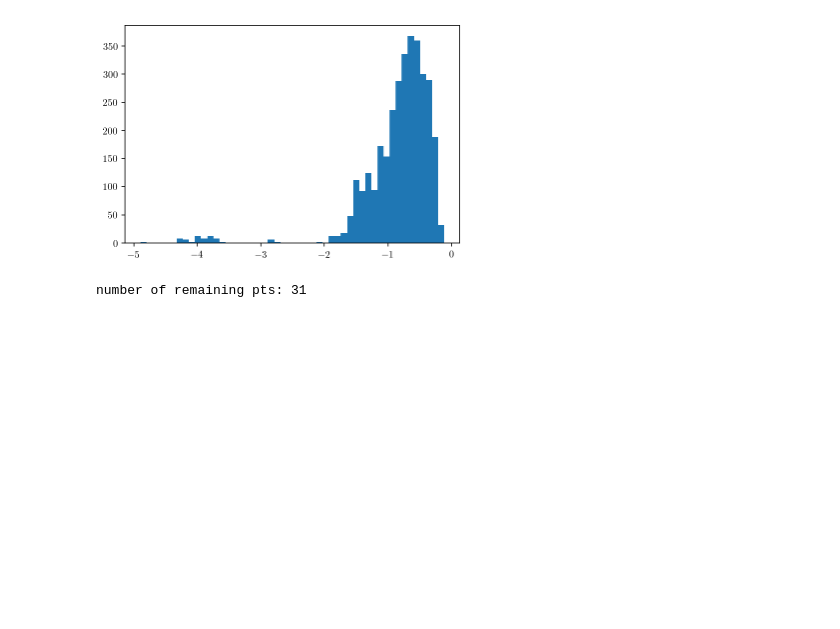
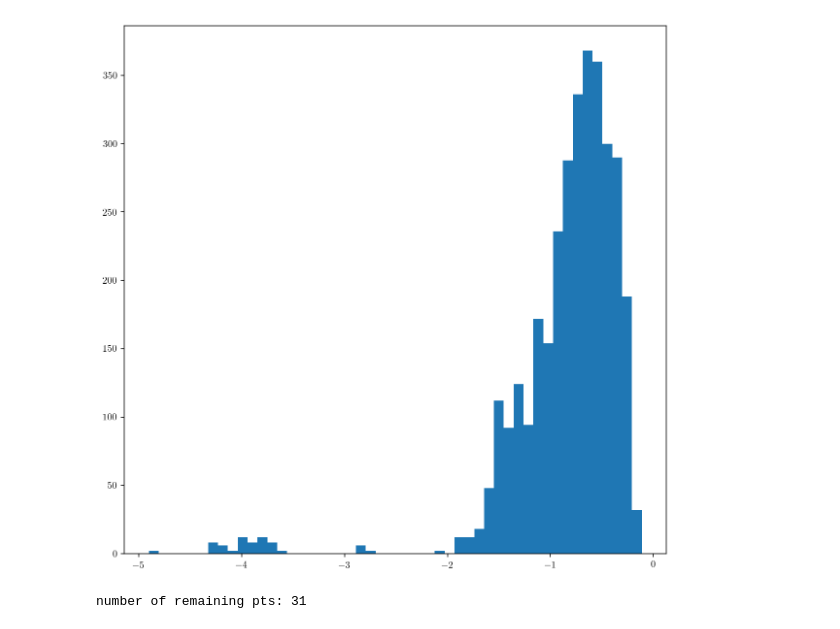
Before and after one commit to tbenthompson/topo_paper, a Jupyter notebook: jupyter/landers/landers.ipynb, the cells around one changed output. Cells and saved outputs as stored; diff of their text form; code cells hidden in the pictures; blank space fills up the shorter version.

```diff
--- a/jupyter/landers/landers.ipynb
+++ b/jupyter/landers/landers.ipynb
@@ -55,14 +49,14 @@ m = (pts, els)
 # %%
 import scipy.spatial.distance
 def plot_distance_distribution(m):
     dist = scipy.spatial.distance.cdist(m[0], m[0])
     %matplotlib inline
-    #plt.figure(figsize = (10,10))
+    plt.figure(figsize = (10,10))
     plt.hist(np.log10(np.abs(dist[dist > 0])), bins = 50)
     plt.show()
 plot_distance_distribution(m)
 # %% [output]
-[figure, old version]
+[figure, new version]
 # %%
 from tectosaur.mesh.modify import remove_duplicate_pts
 m_combined = remove_duplicate_pts(remove_duplicate_pts((pts, els), 6e-3), 5e-3)
```
Also changed, not shown: parts of 10 cells of this notebook.
